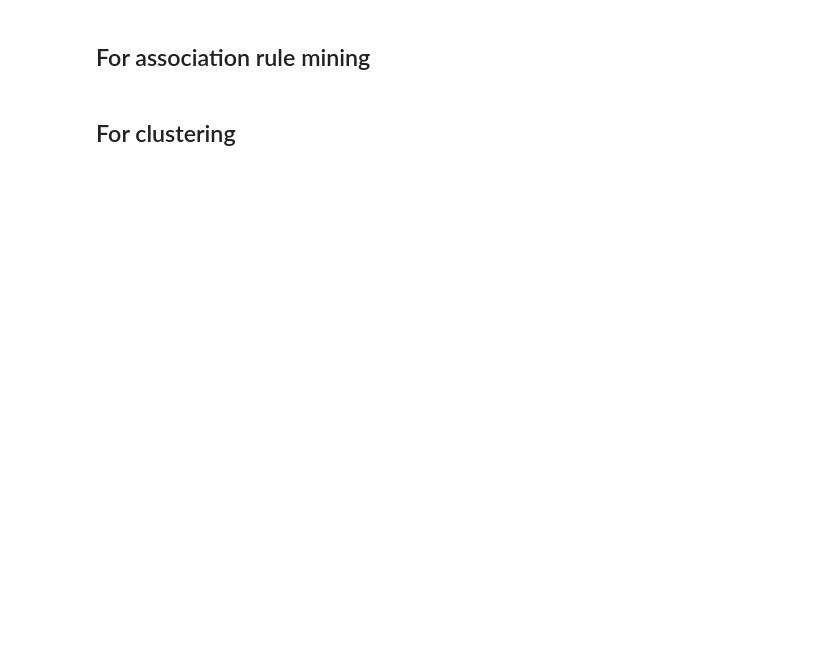
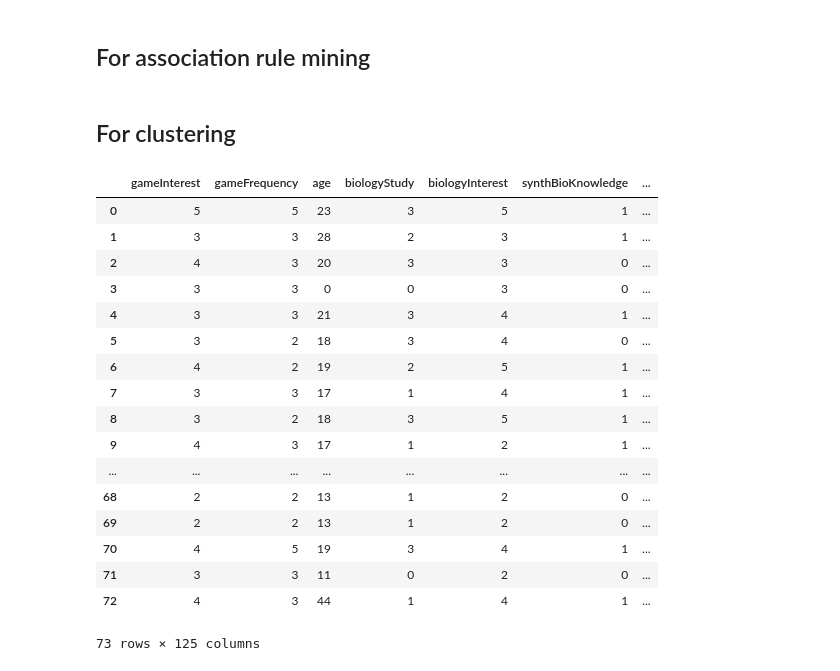
Before and after one commit to CyberCRI/dataanalysis-herocoli-redmetrics, a Jupyter notebook: v1.52/Data mining/dataFormating.ipynb, the cells around one changed output. Cells and saved outputs as stored; diff of their text form; code cells hidden in the pictures; blank space fills up the shorter version.

```diff
--- a/v1.52/Data mining/dataFormating.ipynb
+++ b/v1.52/Data mining/dataFormating.ipynb
@@ -108,8 +126,30 @@ beforeAndAfterForms = pd.merge(beforeForms, afterForms, on="anonymousID", suffix
 #beforeAndAfterForms.head()
 # %%
 # Remove ID feature
+allForms = codedData.copy().drop("anonymousID", axis=1)
 beforeForms.drop("anonymousID", axis=1, inplace = True)
 afterForms.drop("anonymousID", axis=1, inplace = True)
 undefForms.drop("anonymousID", axis=1, inplace = True)
 defForms.drop("anonymousID", axis=1, inplace = True)
 beforeAndAfterForms.drop("anonymousID", axis=1, inplace = True)
+# %%
+allForms
+# %% [output]
+|  | gameInterest | gameFrequency | age | biologyStudy | biologyInterest | synthBioKnowledge | ... |
+| 0 | 5 | 5 | 23 | 3 | 5 | 1 | ... |
+| 1 | 3 | 3 | 28 | 2 | 3 | 1 | ... |
+| 2 | 4 | 3 | 20 | 3 | 3 | 0 | ... |
+| 3 | 3 | 3 | 0 | 0 | 3 | 0 | ... |
+| 4 | 3 | 3 | 21 | 3 | 4 | 1 | ... |
+| 5 | 3 | 2 | 18 | 3 | 4 | 0 | ... |
+| 6 | 4 | 2 | 19 | 2 | 5 | 1 | ... |
+| 7 | 3 | 3 | 17 | 1 | 4 | 1 | ... |
+| 8 | 3 | 2 | 18 | 3 | 5 | 1 | ... |
+| 9 | 4 | 3 | 17 | 1 | 2 | 1 | ... |
+| ... | ... | ... | ... | ... | ... | ... | ... |
+| 68 | 2 | 2 | 13 | 1 | 2 | 0 | ... |
+| 69 | 2 | 2 | 13 | 1 | 2 | 0 | ... |
+| 70 | 4 | 5 | 19 | 3 | 4 | 1 | ... |
+| 71 | 3 | 3 | 11 | 0 | 2 | 0 | ... |
+| 72 | 4 | 3 | 44 | 1 | 4 | 1 | ... |
+73 rows × 125 columns
```
Also changed, not shown: parts of 2 cells of this notebook, 1 other file.
